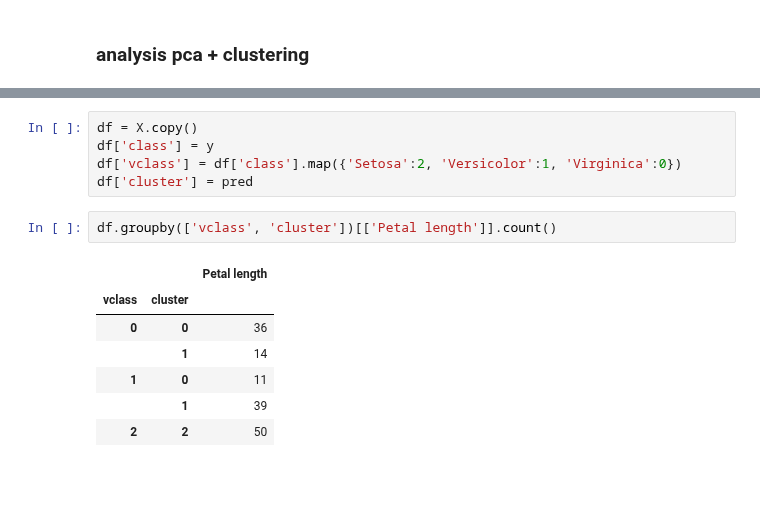
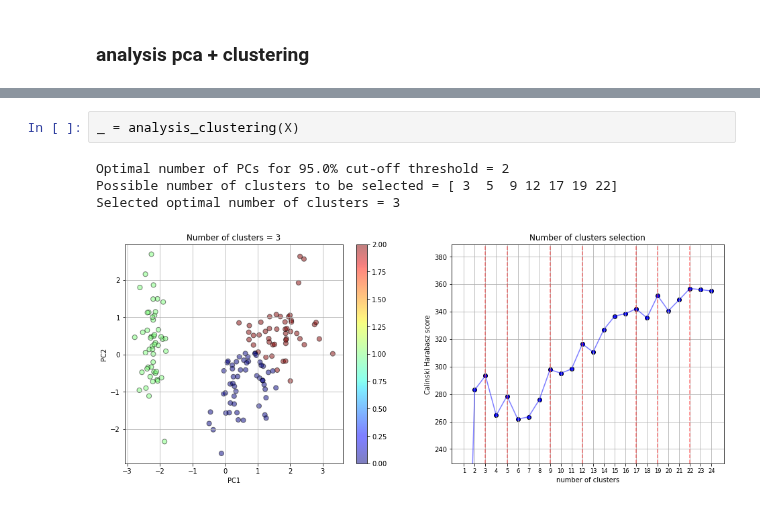
Before and after one commit to jmquintana79/utilsDS, a Jupyter notebook: notebooks/analysis/analysis_clustering/clustering_analysis-mixed_categorical_numerical_variables.ipynb, the cells around one changed output, grey strips where cells are left out. Cells and saved outputs as stored; diff of their text form; blank space fills up the shorter version.

Commit message:
Automatization of clutering analysis for all numeric columns

```diff
--- a/notebooks/analysis/analysis_clustering/clustering_analysis-mixed_categorical_numerical_variables.ipynb
+++ b/notebooks/analysis/analysis_clustering/clustering_analysis-mixed_categorical_numerical_variables.ipynb
@@ -261,15 +298,7 @@ fig
-# %%
-df = X.copy()
-df['class'] = y
-df['vclass'] = df['class'].map({'Setosa':2, 'Versicolor':1, 'Virginica':0})
-df['cluster'] = pred
-# %%
-df.groupby(['vclass', 'cluster'])[['Petal length']].count()
-# %% [output]
-|  |  | Petal length |
-| vclass | cluster |  |
-| 0 | 0 | 36 |
-|  | 1 | 14 |
-| 1 | 0 | 11 |
-|  | 1 | 39 |
-| 2 | 2 | 50 |
+# %%
+_ = analysis_clustering(X)
+# %% [output]
+Optimal number of PCs for 95.0% cut-off threshold = 2
+Possible number of clusters to be selected = [ 3  5  9 12 17 19 22]
+Selected optimal number of clusters = 3
+[figure, added]
```
Also changed, not shown: parts of 8 cells of this notebook.
